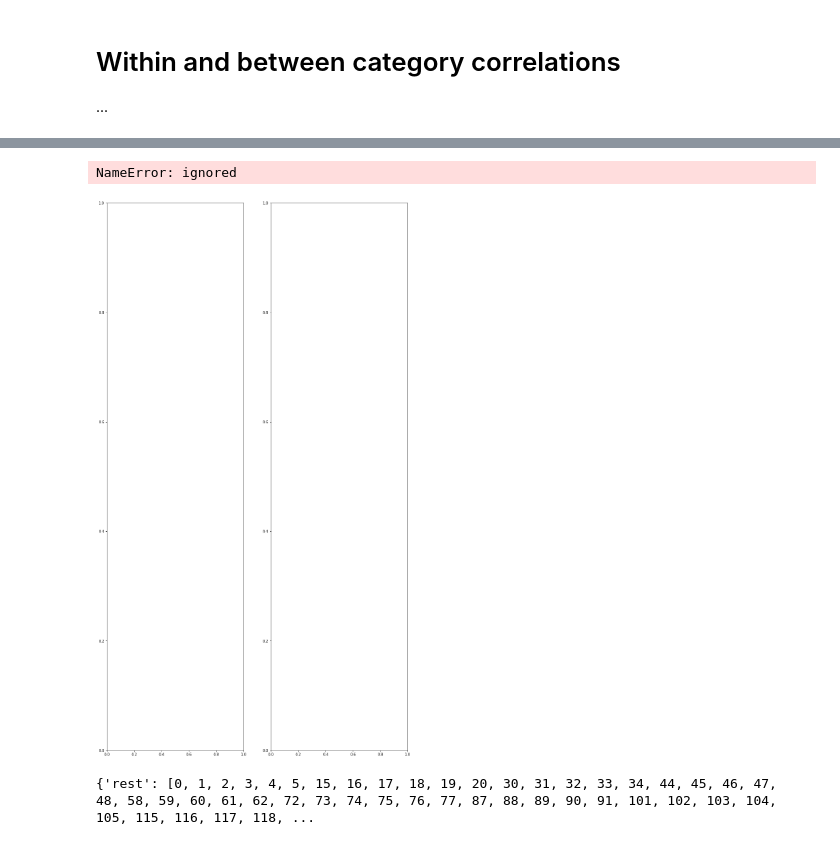
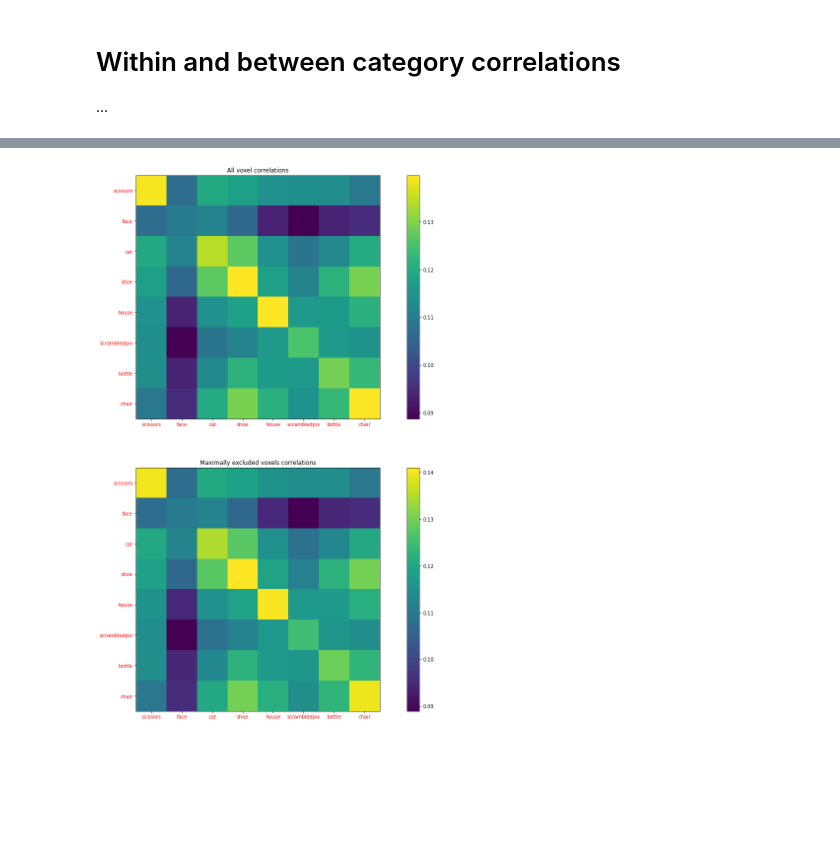
Before and after one commit to MohammadRaziei/FMRI-ANS, a Jupyter notebook: PYMVPA.ipynb, the cells around one changed output, grey strips where cells are left out. Drawn from its saved outputs; the diff is of its cells as text; code cells hidden in the pictures; blank space fills up the shorter version.

```diff
--- a/PYMVPA.ipynb
+++ b/PYMVPA.ipynb
@@ -177,12 +181,11 @@ def get_label_dict():
   return labels, cats
 
 
-def get_corr(cat1, cat2, ds, cats, xx=5, yy=5, maximall_exclude=True, step = 2):
+def get_corr(cat1, cat2, ds, cats, xx=5, yy=5, maximall_exclude=True, step = 2, maximall_all=True):
   corr = np.zeros([xx, yy])
   for i in range(0,xx,step):
     for j in range(0,yy,step):
-      z = np.mean(ds.O, axis=0).reshape(-1, 1)
-      # z = np.mean(ds.O[cats[cat1][i],:,:,:], axis=0).reshape(-1, 1)
+      z = np.mean(ds.O, axis=0).reshape(-1, 1) if maximall_all else np.mean(ds.O[cats[cat1][i],:,:,:], axis=0).reshape(-1, 1)
       X = ds.O[cats[cat1][i],:,:,:].reshape(-1, 1) - z
       Y = ds.O[cats[cat2][j],:,:,:].reshape(-1, 1) - z
 
@@ -277,0 +251,17 @@ i: 0,  j: 4
+# %%
+labels, cats = get_label_dict()
+cats_labels = list(cats.keys())[1:]
+
+nCat = len(cats_labels)
+
+Corrs = np.zeros([nCat, nCat, 2])
+
+
+for i in range(nCat):
+  for j in range(nCat):
+    for k in [True,False]:
+      print("i: {},  j: {}, k: {} --> {:0.2f} %".format(i,j,k,100*(i*nCat+j+0.5-0.5*k)/(nCat**2)))
+      Corrs[i, j, int(k)] = overall_corr(cat1=cats_labels[i], cat2=cats_labels[j], ds=ds, xx=24, yy=24, maximall_exclude=k)
+
+
+beep()
@@ -278,24 +286,23 @@ i: 0,  j: 4
 # %%
-fig, ax = plt.subplots(1, 2, figsize=(15, 28))
+fig, ax = plt.subplots(2, 1, figsize=(20, 20))
 
-im = ax[0].imshow(Corr[:, :, 0], interpolation='None')
+im = ax[0].imshow(Corrs[:, :, 0], interpolation='None')
 ax[0].set_title("All voxel correlations")
+ax[0].set_xticks(list(range(nCat))); ax[0].set_xticklabels(cats_labels)
+ax[0].set_yticks(list(range(nCat))); ax[0].set_yticklabels(cats_labels)
 plt.colorbar(im, ax=ax[0])
 
-im = ax[1].imshow(Corr[:, :, 1], interpolation='None')
+im = ax[1].imshow(Corrs[:, :, 1], interpolation='None')
 ax[1].set_title("Maximally excluded voxels correlations")
+ax[1].set_xticks(list(range(nCat))); ax[1].set_xticklabels(cats_labels)
+ax[1].set_yticks(list(range(nCat))); ax[1].set_yticklabels(cats_labels)
 plt.colorbar(im, ax=ax[1])
 
+for i in range(2):
+  for xtick,ytick in zip(ax[i].get_xticklabels(), ax[i].get_yticklabels()):
+    xtick.set_color('red')
+    ytick.set_color('red')
+
 fig.show()
-
-beep()
 # %% [output]
-NameError: ignored
-[figure, old version]
+[figure, new version]
-# %%
-labels, cats = get_label_dict()
-print(cats)
-
-beep()
-# %% [output]
-{'rest': [0, 1, 2, 3, 4, 5, 15, 16, 17, 18, 19, 20, 30, 31, 32, 33, 34, 44, 45, 46, 47, 48, 58, 59, 60, 61, 62, 72, 73, 74, 75, 76, 77, 87, 88, 89, 90, 91, 101, 102, 103, 104, 105, 115, 116, 117, 118, ...
```
Also changed, not shown: parts of 6 cells of this notebook.
